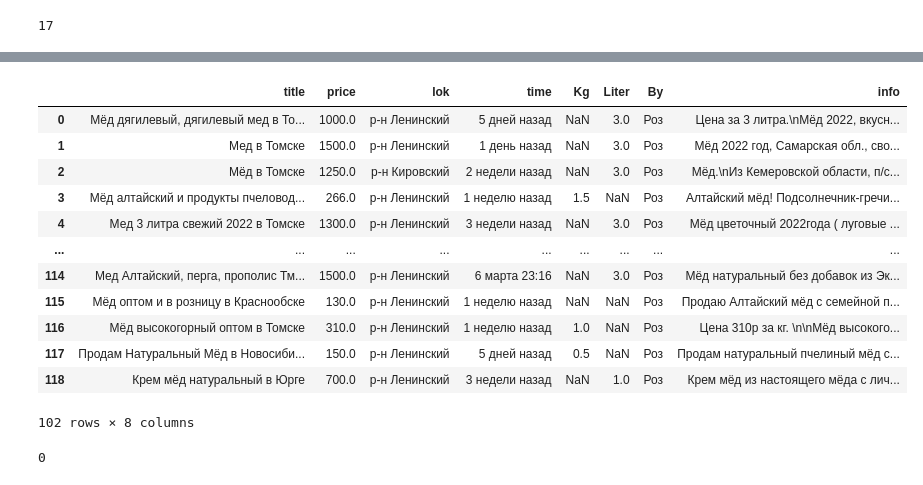
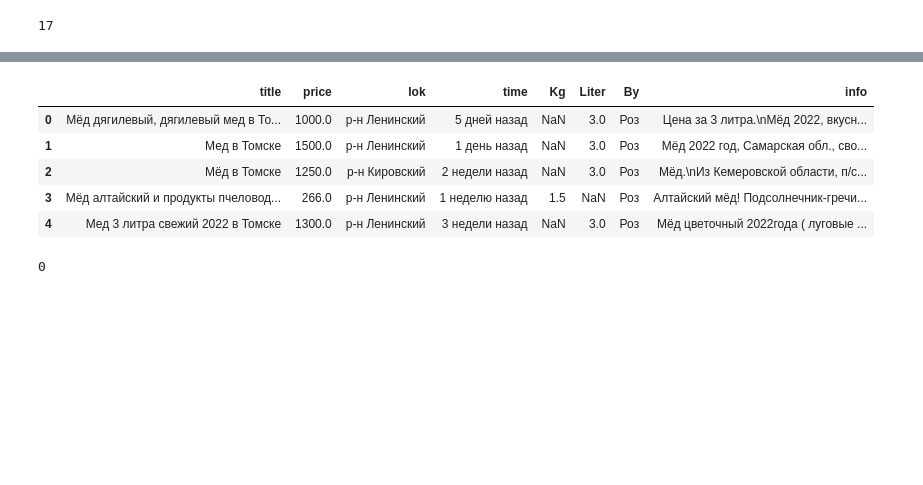
Before and after one commit to sorokin063/Avito-data-parsing-and-EDA-with-ML-model-building, a Jupyter notebook: Conducting EDA on Avito data and using the ML model.ipynb, the cells around one changed output, grey strips where cells are left out. Saved outputs shown, nothing was run; the diff lists cells and outputs as text; code cells hidden in the pictures; blank space fills up the shorter version.

```diff
--- a/Conducting EDA on Avito data and using the ML model.ipynb
+++ b/Conducting EDA on Avito data and using the ML model.ipynb
@@ -142,21 +135,14 @@ data_postal
 # %%
 # Удалим дубликаты с помощью функции drop_duplicates:
 data.drop_duplicates(subset=['title'], inplace= True)
-data
+data.head()
 # %% [output]
 |  | title | price | lok | time | Kg | Liter | By | info |
 | 0 | Мёд дягилевый, дягилевый мед в То... | 1000.0 | р-н Ленинский | 5 дней назад | NaN | 3.0 | Роз | Цена за 3 литра.\nМёд 2022, вкусн... |
 | 1 | Мед в Томске | 1500.0 | р-н Ленинский | 1 день назад | NaN | 3.0 | Роз | Мёд 2022 год, Самарская обл., сво... |
 | 2 | Мёд в Томске | 1250.0 | р-н Кировский | 2 недели назад | NaN | 3.0 | Роз | Мёд.\nИз Кемеровской области, п/с... |
 | 3 | Мёд алтайский и продукты пчеловод... | 266.0 | р-н Ленинский | 1 неделю назад | 1.5 | NaN | Роз | Алтайский мёд! Подсолнечник-гречи... |
 | 4 | Мед 3 литра свежий 2022 в Томске | 1300.0 | р-н Ленинский | 3 недели назад | NaN | 3.0 | Роз | Мёд цветочный 2022года ( луговые ... |
-| ... | ... | ... | ... | ... | ... | ... | ... | ... |
-| 114 | Мед Алтайский, перга, прополис Тм... | 1500.0 | р-н Ленинский | 6 марта 23:16 | NaN | 3.0 | Роз | Мёд нaтурaльный бeз добaвoк из Эк... |
-| 115 | Мёд оптом и в розницу в Краснообске | 130.0 | р-н Ленинский | 1 неделю назад | NaN | NaN | Роз | Продаю Алтайский мёд с семейной п... |
-| 116 | Мёд высокогорный оптом в Томске | 310.0 | р-н Ленинский | 1 неделю назад | 1.0 | NaN | Роз | Цена 310р за кг. \n\nМёд высокого... |
-| 117 | Продам Натуральный Мёд в Новосиби... | 150.0 | р-н Ленинский | 5 дней назад | 0.5 | NaN | Роз | Продам натуральный пчелиный мёд с... |
-| 118 | Крем мёд натуральный в Юрге | 700.0 | р-н Ленинский | 3 недели назад | NaN | 1.0 | Роз | Крем мёд из настоящего мёда с лич... |
-102 rows × 8 columns
 # %%
 # Проверим дибликаты после удаления:
 data.shape[0] - data['title'].nunique()
```
Also changed, not shown: parts of 5 cells of this notebook.
